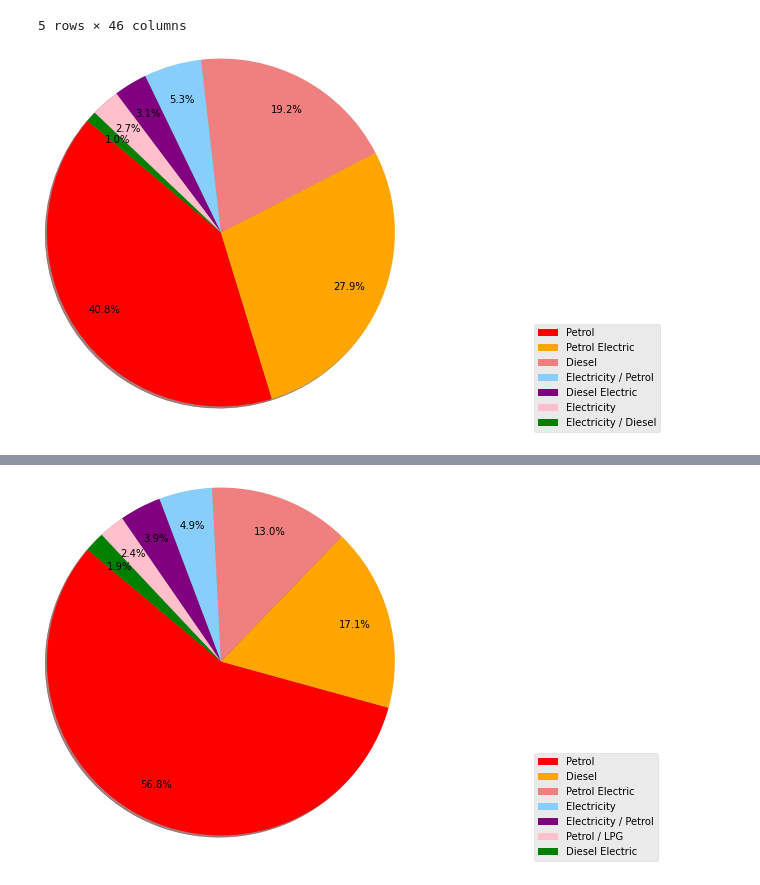
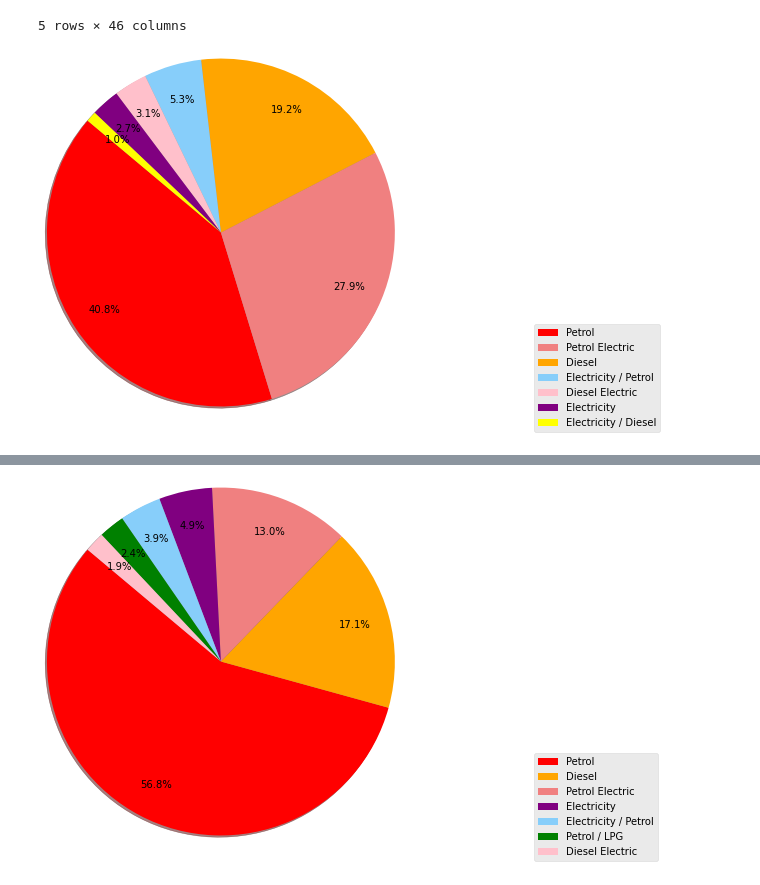
Before and after one commit to grilgamesh/How-important-is-the-change-to-electric-cars-, a Jupyter notebook: datalook.ipynb, the cells around one changed output, grey strips where cells are left out. Cells and saved outputs as stored; diff of their text form; code cells hidden in the pictures.

```diff
--- a/datalook.ipynb
+++ b/datalook.ipynb
@@ -159,14 +161,15 @@ Filtered_df_2021.head()
 5 rows × 46 columns
 # %%
 #Plotting a pie chart based on the fuel type popularity in 2021
+colors3 = ["red","lightcoral", "orange","lightskyblue","pink", "purple", "yellow"]
 counts3 = Filtered_df_2021["Fuel Type"].value_counts()
-plt.pie(counts3.values,explode=None, colors=colors, autopct='%1.1f%%', shadow=True, startangle=140, radius=2, pctdistance = 0.8)
+plt.pie(counts3.values,explode=None, colors=colors3, autopct='%1.1f%%', shadow=True, startangle=140, radius=2, pctdistance = 0.8)
 
 plt.style.use("ggplot")
 plt.legend(bbox_to_anchor= (1.02,1), loc="upper left", borderaxespad=20, labels=counts3.index.values)
 plt.show()
 # %% [output]
-[figure, old version]
+[figure, new version]
 # %%
 #Filtering the year of change coulumn by 2022
 Filtered_df_2022 = euro_df[euro_df.year_of_change == 2022]
@@ -181,11 +184,12 @@ Filtered_df_2022.head()
 5 rows × 46 columns
 # %%
 #Plotting a pie chart based on the fuel type popularity in 2022
+colors3 = ["red","orange", "lightcoral","purple", "lightskyblue", "green", "pink",]
 counts4 = Filtered_df_2022["Fuel Type"].value_counts()
-plt.pie(counts4.values, explode=None, colors=colors, autopct='%1.1f%%', shadow=True, startangle=140, radius=2, pctdistance = 0.8)
+plt.pie(counts4.values, explode=None, colors=colors3, autopct='%1.1f%%', shadow=True, startangle=140, radius=2, pctdistance = 0.8)
 
 plt.style.use("ggplot")
 plt.legend(bbox_to_anchor= (1.02,1), loc="upper left", borderaxespad=20,labels=counts4.index.values )
 plt.show()
 # %% [output]
-[figure, old version]
+[figure, new version]
```
Also changed, not shown: parts of 2 cells of this notebook.
